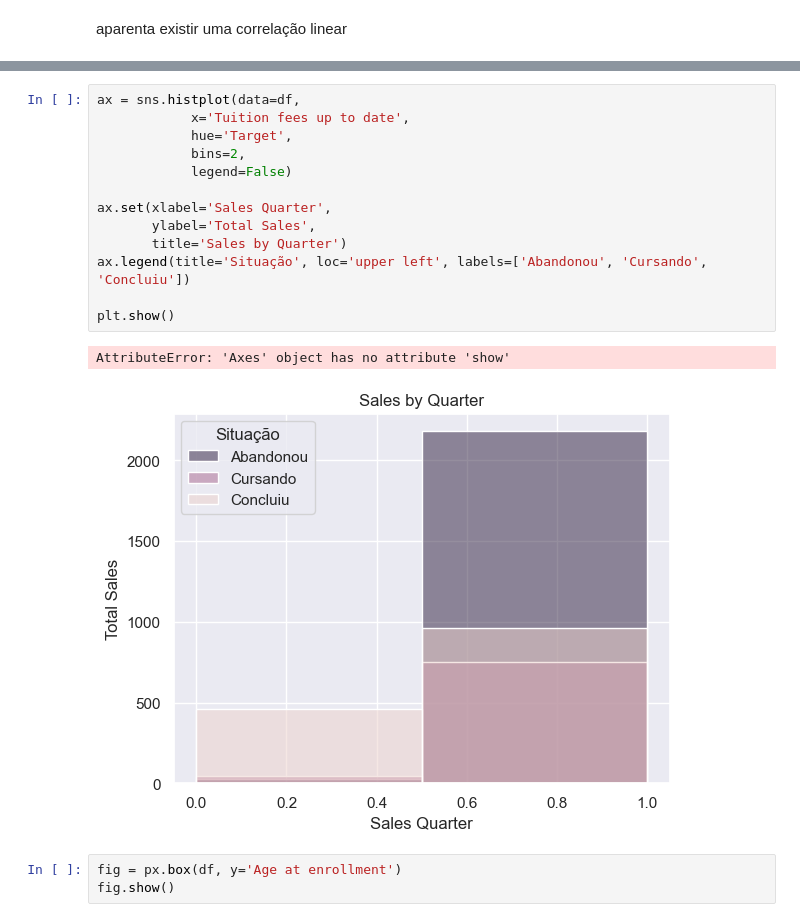
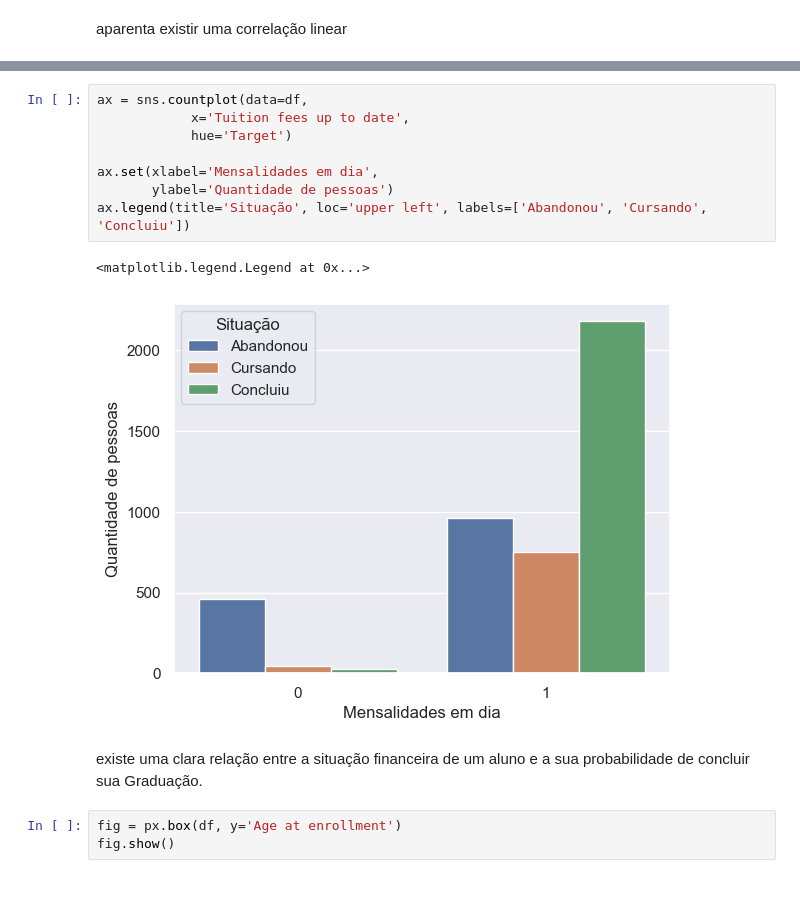
Before and after one commit to felmateos/predict-academic-success, a Jupyter notebook: AcademicSuccess.ipynb, the cells around one changed output, grey strips where cells are left out. Drawn from its saved outputs; the diff is of its cells as text; blank space fills up the shorter version.

```diff
--- a/AcademicSuccess.ipynb
+++ b/AcademicSuccess.ipynb
@@ -239,19 +237,16 @@ plt.legend(title='Situação', loc='upper right', labels=['Abandonou', 'Cursando
 # %%
-ax = sns.histplot(data=df,
+ax = sns.countplot(data=df,
             x='Tuition fees up to date',
-            hue='Target',
-            bins=2,
-            legend=False)
+            hue='Target')
 
-ax.set(xlabel='Sales Quarter',
-       ylabel='Total Sales',
-       title='Sales by Quarter')
+ax.set(xlabel='Mensalidades em dia',
+       ylabel='Quantidade de pessoas')
 ax.legend(title='Situação', loc='upper left', labels=['Abandonou', 'Cursando', 'Concluiu'])
-
-plt.show()
 # %% [output]
-AttributeError: 'Axes' object has no attribute 'show'
+<matplotlib.legend.Legend at 0x...>
-[figure, old version]
+[figure, new version]
+# %% [markdown]
+existe uma clara relação entre a situação financeira de um aluno e a sua probabilidade de concluir sua Graduação.
 # %%
 fig = px.box(df, y='Age at enrollment')
 fig.show()
```
Also changed, not shown: parts of 14 cells of this notebook.
